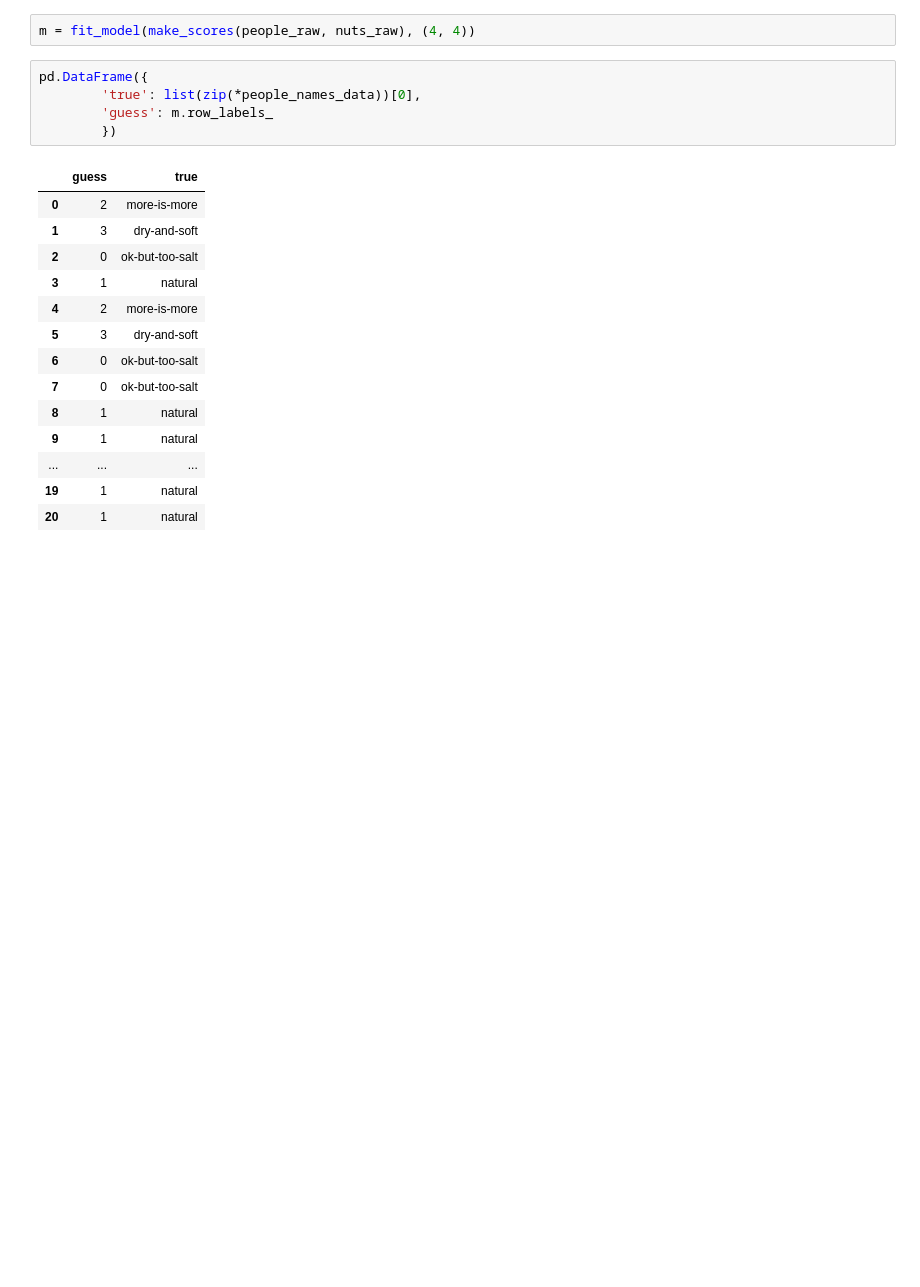
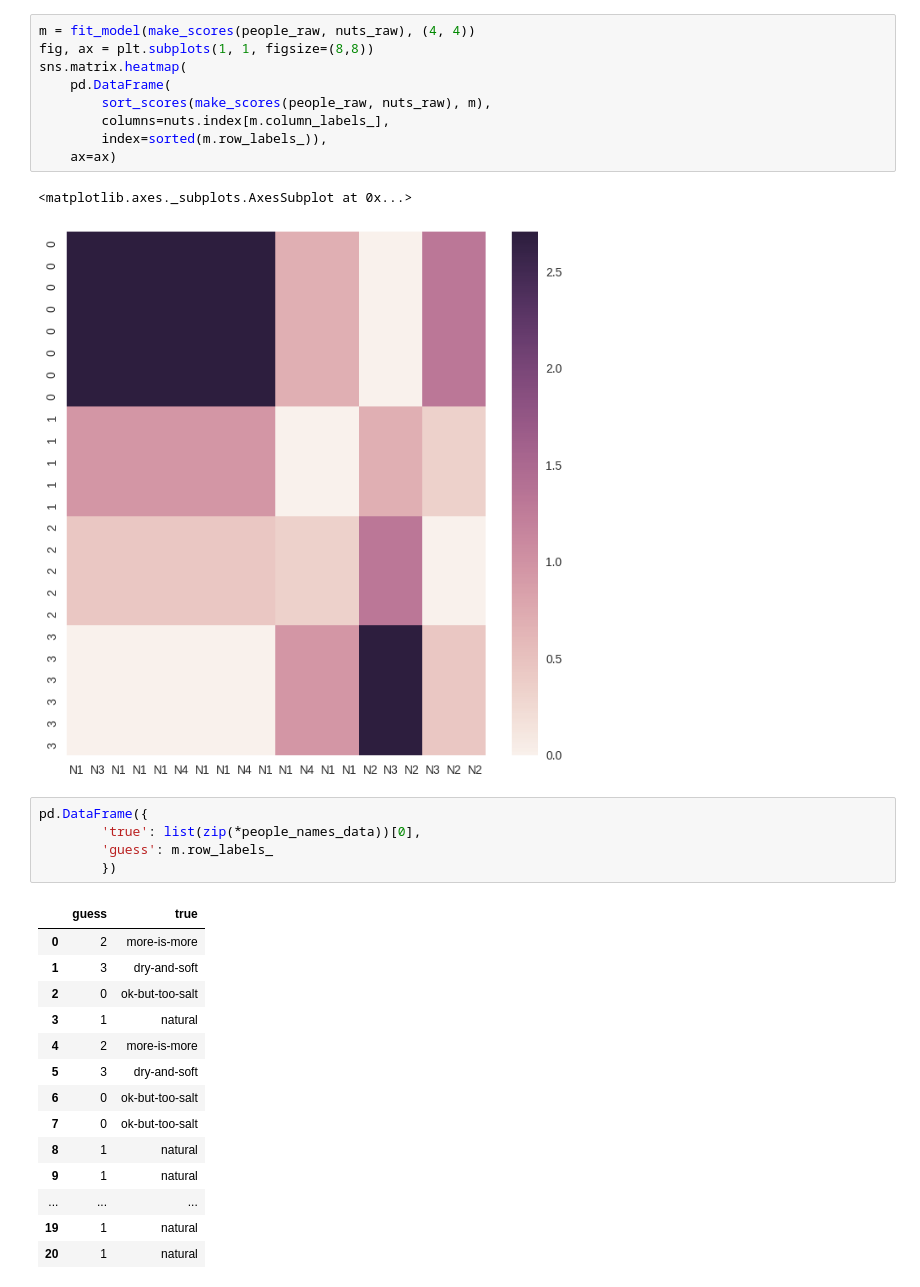
Before and after one commit to rasmuse/peanuts, a Jupyter notebook: biclustering.ipynb, the cells around one changed output. Cells and saved outputs as stored; diff of their text form; blank space fills up the shorter version.

```diff
--- a/biclustering.ipynb
+++ b/biclustering.ipynb
@@ -71,5 +71,15 @@ simulate_and_plot(make_scores(people_raw, nuts_raw), (4, 4))
-# %%
-m = fit_model(make_scores(people_raw, nuts_raw), (4, 4))
+# %%
+m = fit_model(make_scores(people_raw, nuts_raw), (4, 4))
+fig, ax = plt.subplots(1, 1, figsize=(8,8))
+sns.matrix.heatmap(
+    pd.DataFrame(
+        sort_scores(make_scores(people_raw, nuts_raw), m),
+        columns=nuts.index[m.column_labels_],
+        index=sorted(m.row_labels_)),
+    ax=ax)
+# %% [output]
+<matplotlib.axes._subplots.AxesSubplot at 0x...>
+[figure, added]
 # %%
 pd.DataFrame({
         'true': list(zip(*people_names_data))[0],
```
Also changed, not shown: parts of 10 cells of this notebook.
